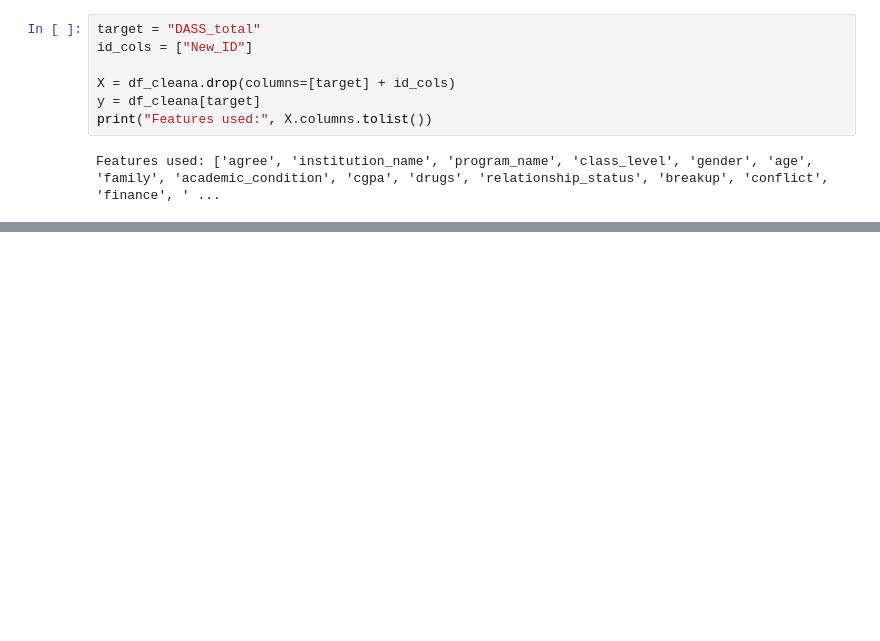
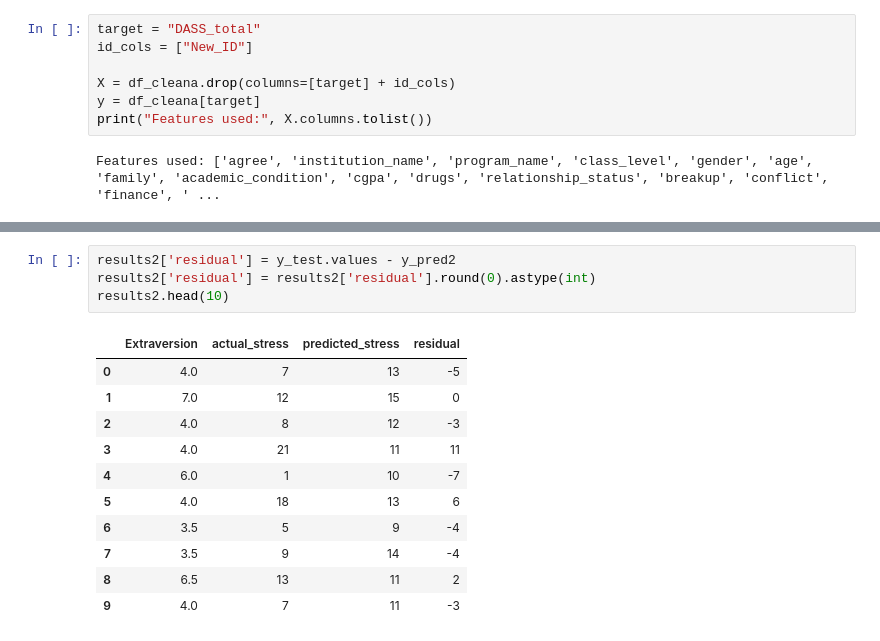
Before and after one commit to Machine-Learning-CSC1169-Group-Project/bangladesh_dataset, a Jupyter notebook: notebooks/data_cleaning.ipynb, the cells around one changed output, grey strips where cells are left out. Cells and saved outputs as stored; diff of their text form; blank space fills up the shorter version.

```diff
--- a/notebooks/data_cleaning.ipynb
+++ b/notebooks/data_cleaning.ipynb
@@ -794,0 +1447,16 @@ Features used: ['agree', 'institution_name', 'program_name', 'class_level', 'gen
+# %%
+results2['residual'] = y_test.values - y_pred2
+results2['residual'] = results2['residual'].round(0).astype(int)
+results2.head(10)
+# %% [output]
+|  | Extraversion | actual_stress | predicted_stress | residual |
+| 0 | 4.0 | 7 | 13 | -5 |
+| 1 | 7.0 | 12 | 15 | 0 |
+| 2 | 4.0 | 8 | 12 | -3 |
+| 3 | 4.0 | 21 | 11 | 11 |
+| 4 | 6.0 | 1 | 10 | -7 |
+| 5 | 4.0 | 18 | 13 | 6 |
+| 6 | 3.5 | 5 | 9 | -4 |
+| 7 | 3.5 | 9 | 14 | -4 |
+| 8 | 6.5 | 13 | 11 | 2 |
+| 9 | 4.0 | 7 | 11 | -3 |
```
Also changed, not shown: parts of 29 cells of this notebook.
